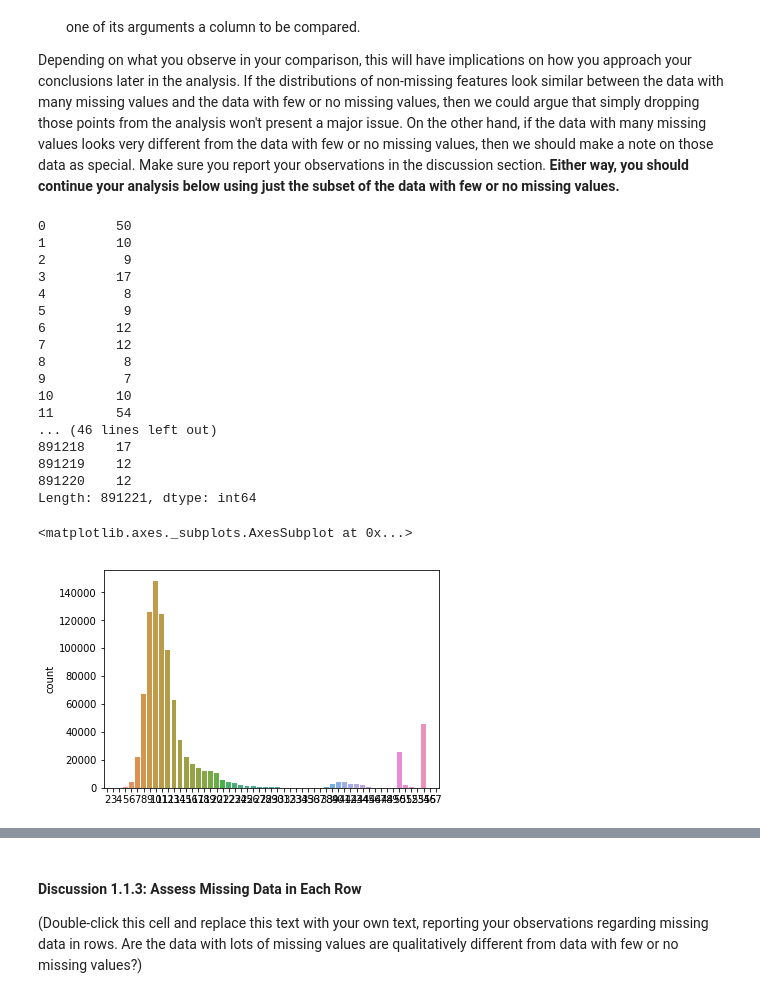
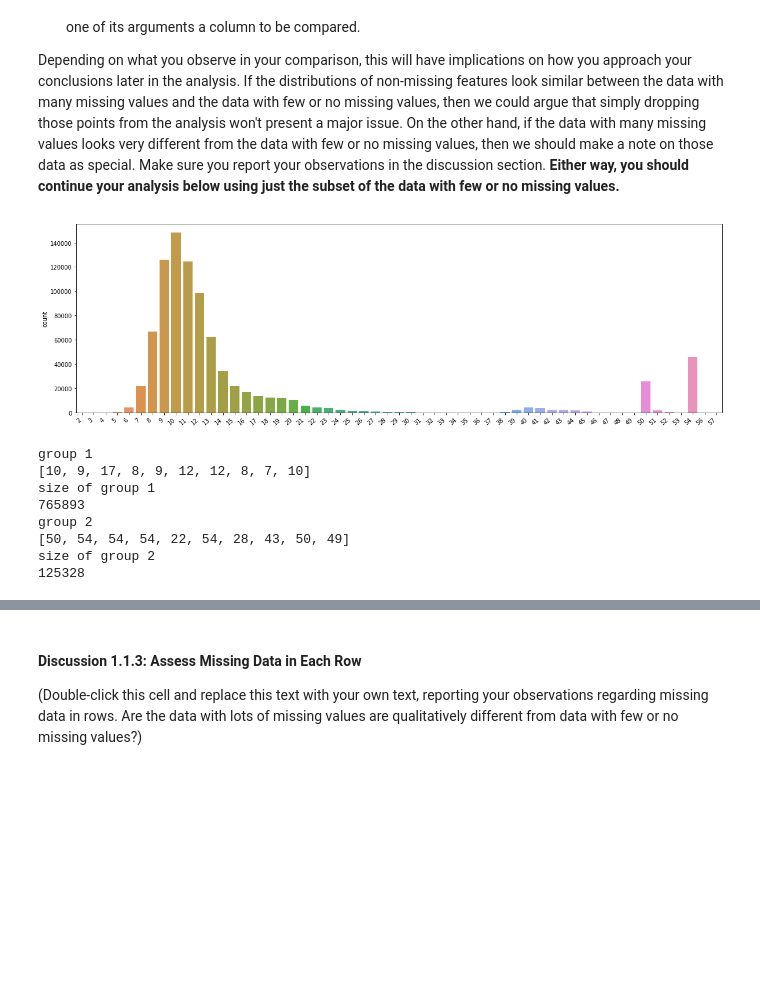
Before and after one commit to greulist137/Data-Science---Customer-Segments, a Jupyter notebook: Identify_Customer_Segments.ipynb, the cells around one changed output, grey strips where cells are left out. Drawn from its saved outputs; the diff is of its cells as text; code cells hidden in the pictures; blank space fills up the shorter version.

```diff
--- a/Identify_Customer_Segments.ipynb
+++ b/Identify_Customer_Segments.ipynb
@@ -189,39 +193,23 @@ Depending on what you observe in your comparison, this will have implications on
 # %%
 # How much data is missing in each row of the dataset?
 '''Go through each row and determine how many NaN there are.  for the NaN, we can put a list together of occurances
 to see where th outliers are.  Then we can make the two grops 1 for 0 or few NaN and another group for many NaN.'''
 '''https://stackoverflow.com/questions/42528921/how-to-prevent-overlapping-x-axis-labels-in-sns-countplot
 This is to change the size of the plot'''
 
-total_group = azdias.isnull().sum(axis=1)
-print(total_group)
-sns.countplot(total_group)
+has_nulls = azdias.isnull().sum(axis=1)
+plt.figure(figsize=(20,6))
+ax = sns.countplot(has_nulls)
+ax.set_xticklabels(ax.get_xticklabels(), rotation=40, ha="right")
+plt.show()
 # %% [output]
-0         50
-1         10
-2          9
-3         17
-4          8
-5          9
-6         12
-7         12
-8          8
-9          7
-10        10
-11        54
-... (46 lines left out)
-891218    17
-891219    12
-891220    12
-Length: 891221, dtype: int64
-<matplotlib.axes._subplots.AxesSubplot at 0x...>
-[figure, old version]
+[figure, new version]
 # %%
 # Write code to divide the data into two subsets based on the number of missing
 # values in each row.
 group_1 = []
 group_2 = []
-for x in total_group:
+for x in has_nulls:
     if(x < 20):
         group_1.append(x)
     elif(x >= 20):
@@ -231,9 +219,20 @@ for x in total_group:
 print('group 1')
 print(group_1[:10])
 print('size of group 1')
-print(group_1.size())
+print(len(group_1))
 print('group 2')
 print(group_2[:10])
+print('size of group 2')
+print(len(group_2))
+# %% [output]
+group 1
+[10, 9, 17, 8, 9, 12, 12, 8, 7, 10]
+size of group 1
+765893
+group 2
+[50, 54, 54, 54, 22, 54, 28, 43, 50, 49]
+size of group 2
+125328
 # %%
 #Determining columns that have under 5K NaN
 column_names = []
```
Also changed, not shown: parts of 4 cells of this notebook.
